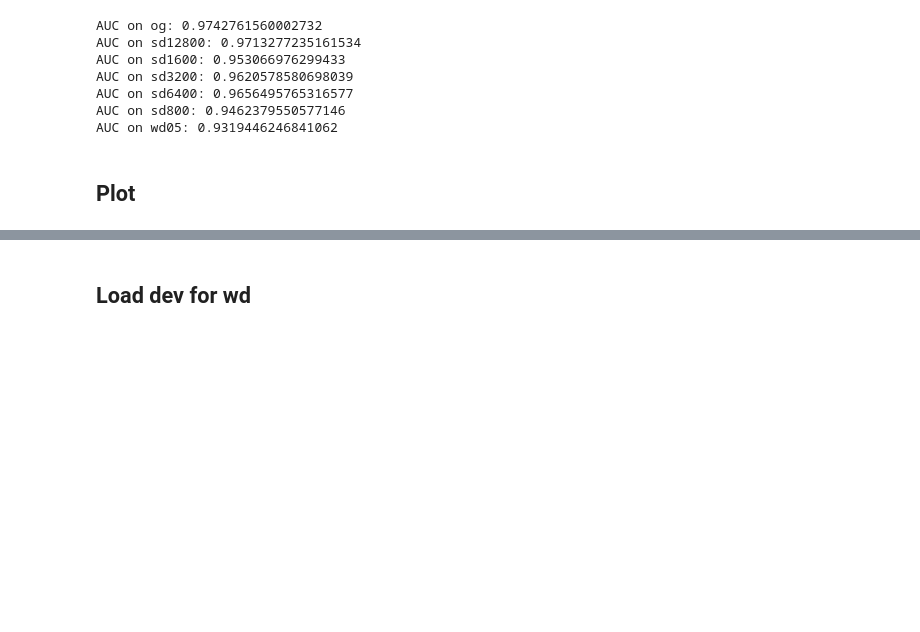
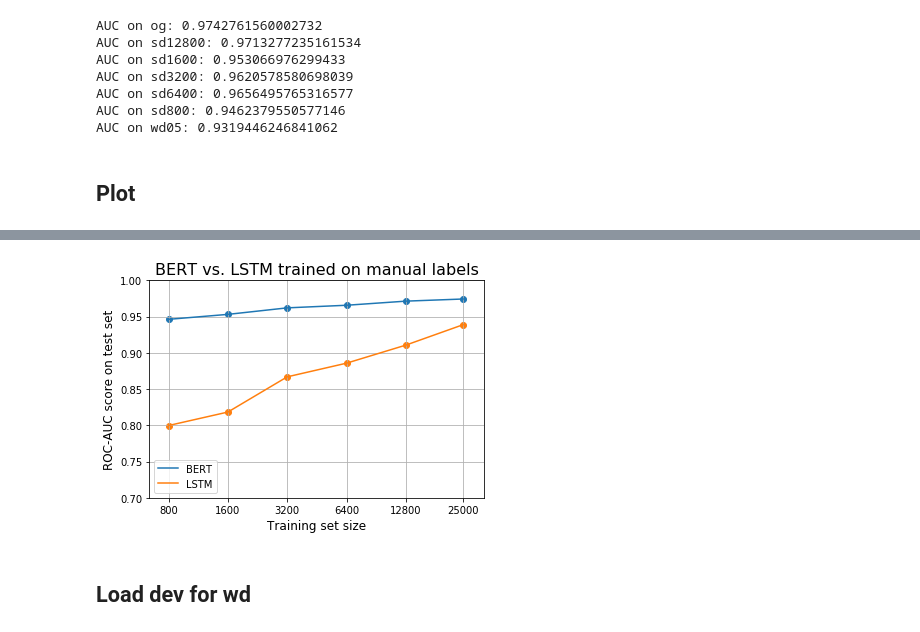
Before and after one commit to feifang24/cs229-project, a Jupyter notebook: analysis/auc.ipynb, the cells around one changed output, grey strips where cells are left out. Cells and saved outputs as stored; diff of their text form; code cells hidden in the pictures; blank space fills up the shorter version.

```diff
--- a/analysis/auc.ipynb
+++ b/analysis/auc.ipynb
@@ -110,3 +110,30 @@ plt.legend()
+# %%
+lstm_auc_dict = {
+ 'og': 0.9388325865719553,
+ 'sd12800': 0.9106639710402294,
+ 'sd1600': 0.8182989037634042,
+ 'sd3200': 0.8668804624001092,
+ 'sd6400': 0.8857327231746465,
+ 'sd800': 0.7997171026569223}
+# %%
+xs = [ds_size / 800 for ds_size in list(ds_map.keys())]
+aucs = [auc_dict[ds_map[ds * 800]] for ds in xs]
+lstm_aucs = [lstm_auc_dict[ds_map[ds * 800]] for ds in xs]
+plt.xscale("log", basex=2)
+plt.ylim(0.7,1.)
+plt.xlim(0.8, 40)
+plt.xticks(xs, list(ds_map.keys()))
+plt.scatter(xs, aucs)
+plt.plot(xs, aucs, label='BERT')
+plt.scatter(xs, lstm_aucs)
+plt.plot(xs, lstm_aucs, label="LSTM")
+plt.xlabel("Training set size", fontsize=12)
+plt.ylabel("ROC-AUC score on test set", fontsize=12)
+plt.title("BERT vs. LSTM trained on manual labels", fontsize=16)
+plt.legend()
+plt.grid(True)
+# %% [output]
+[figure, added]
 # %% [markdown]
 ## Load dev for wd
 # %%
```
Also changed, not shown: parts of 1 cell of this notebook, 1 other file.
